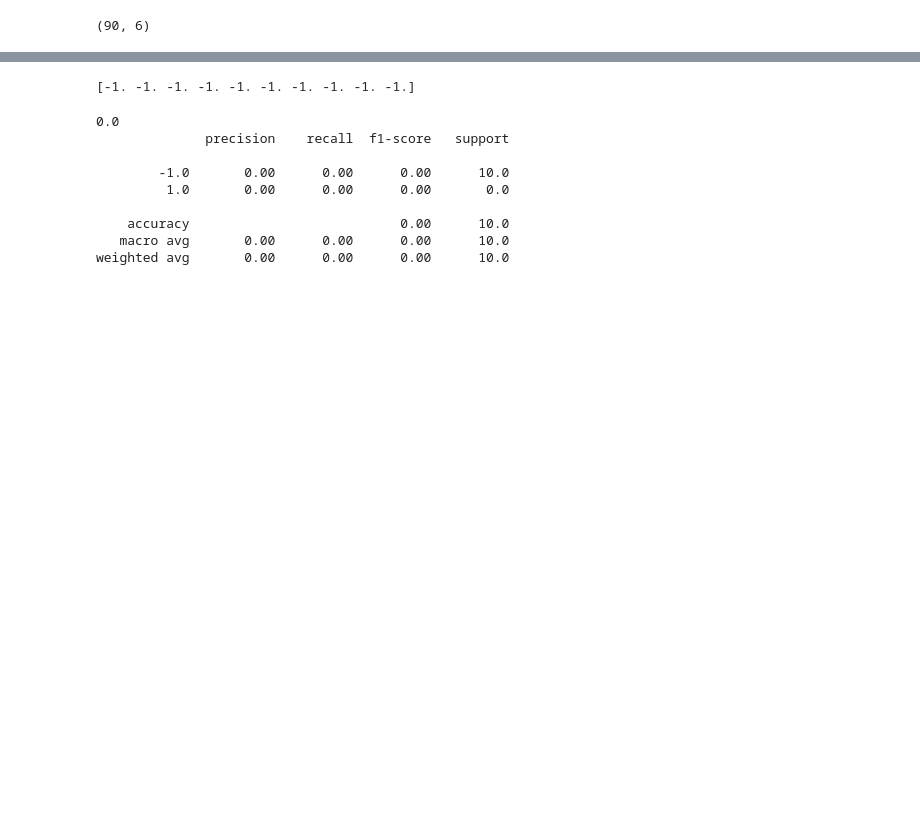
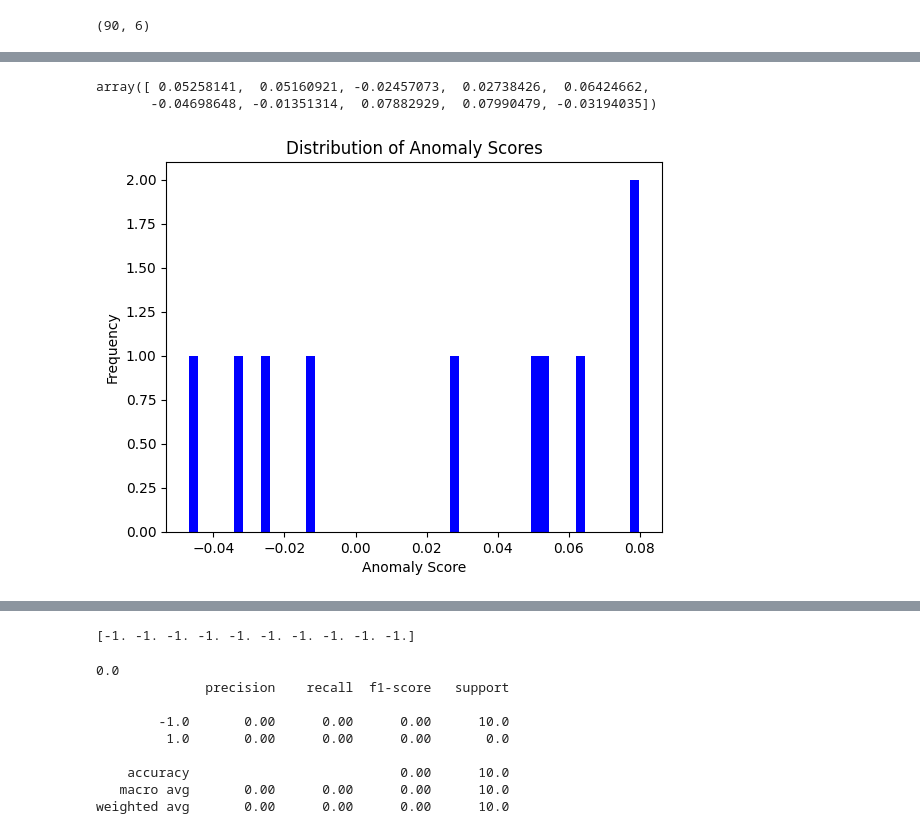
Before and after one commit to SureshGopiPROLITE/PLC_DATA, a Jupyter notebook: MotorAnomalyPrediction.ipynb, the cells around one changed output, grey strips where cells are left out. Cells and saved outputs as stored; diff of their text form; code cells hidden in the pictures; blank space fills up the shorter version.

```diff
--- a/MotorAnomalyPrediction.ipynb
+++ b/MotorAnomalyPrediction.ipynb
@@ -295,3 +294,5 @@ df4_pivot.head()
+# %%
+df4_pivot.loc[3, 'kW'] = 49
 # %%
 testfeatures = df4_pivot.select_dtypes(include=[float, int])
 X_testData = SS.transform(testfeatures)
@@ -334,0 +326,15 @@ Number of anomalies detected in %: 0.0
+# %%
+#Get anomally score
+anomaly_score = model.decision_function(X_testData)
+anomaly_score
+# %% [output]
+array([ 0.05258141,  0.05160921, -0.02457073,  0.02738426,  0.06424662,
+       -0.04698648, -0.01351314,  0.07882929,  0.07990479, -0.03194035])
+# %%
+plt.hist(anomaly_score, bins=50, color='blue')
+plt.xlabel('Anomaly Score')
+plt.ylabel('Frequency')
+plt.title('Distribution of Anomaly Scores')
+plt.show()
+# %% [output]
+[figure, added]
```
Also changed, not shown: parts of 13 cells of this notebook.
